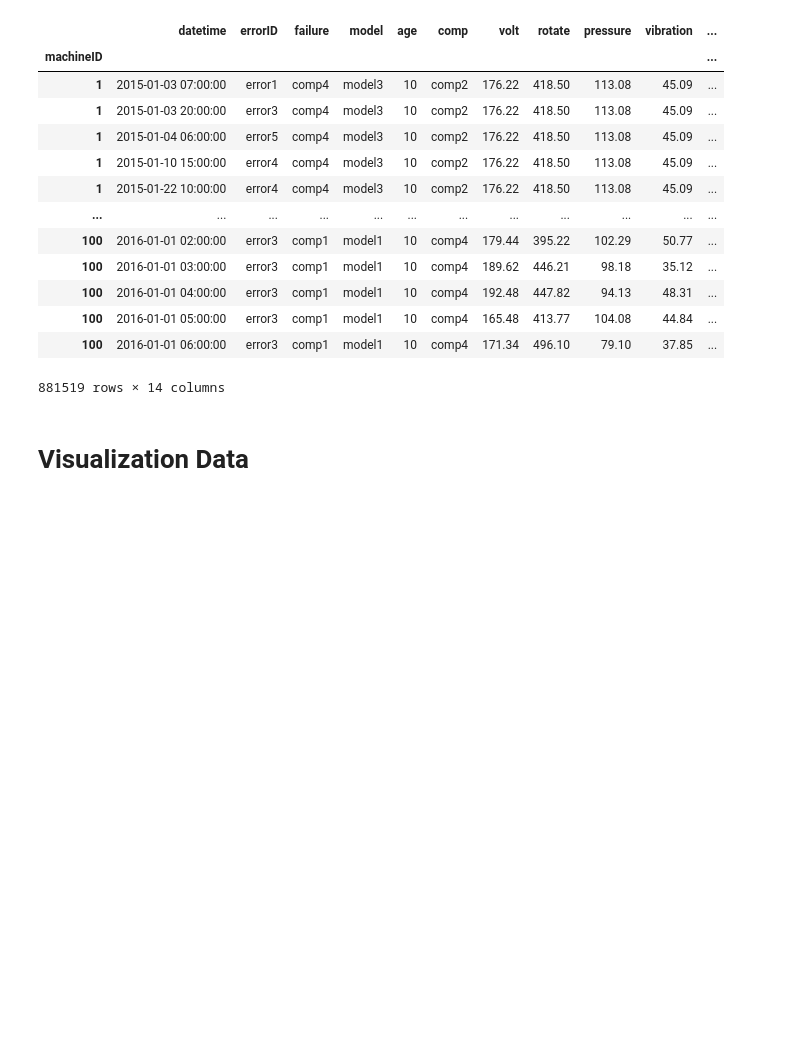
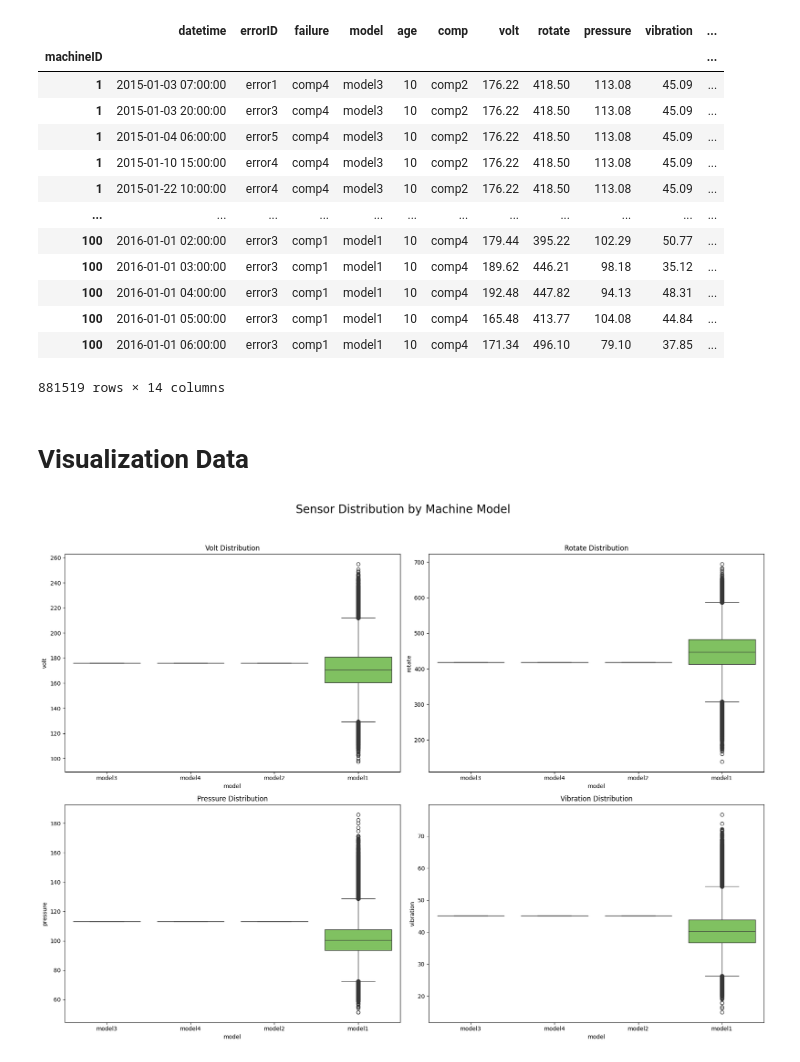
Before and after one commit to Brian342/RedBull_SensorSync, a Jupyter notebook: SensorSync.ipynb, the cells around one changed output. Drawn from its saved outputs; the diff is of its cells as text; code cells hidden in the pictures; blank space fills up the shorter version.

```diff
--- a/SensorSync.ipynb
+++ b/SensorSync.ipynb
@@ -354,5 +354,18 @@ combine_copy
 # Visualization Data
 # %%
 # Equipment Health profile box plot
-import matplotlib.pyplot import plt
+import matplotlib.pyplot as plt
 import seaborn as sns
+
+fig, axes = plt.subplots(2, 2, figsize=(18, 14))
+fig.suptitle('Sensor Distribution by Machine Model', fontsize=20)
+
+sensors = ['volt', 'rotate', 'pressure', 'vibration']
+for i, sensor in enumerate(sensors):
+    ax = axes[i//2, i%2]
+    sns.boxplot(data=combine_copy, x='model', y=sensor, ax=ax, palette='viridis')
+    ax.set_title(f'{sensor.capitalize()} Distribution')
+
+plt.tight_layout(rect=[0, 0.03, 1, 0.95])
+# %% [output]
+[figure, added]
```
